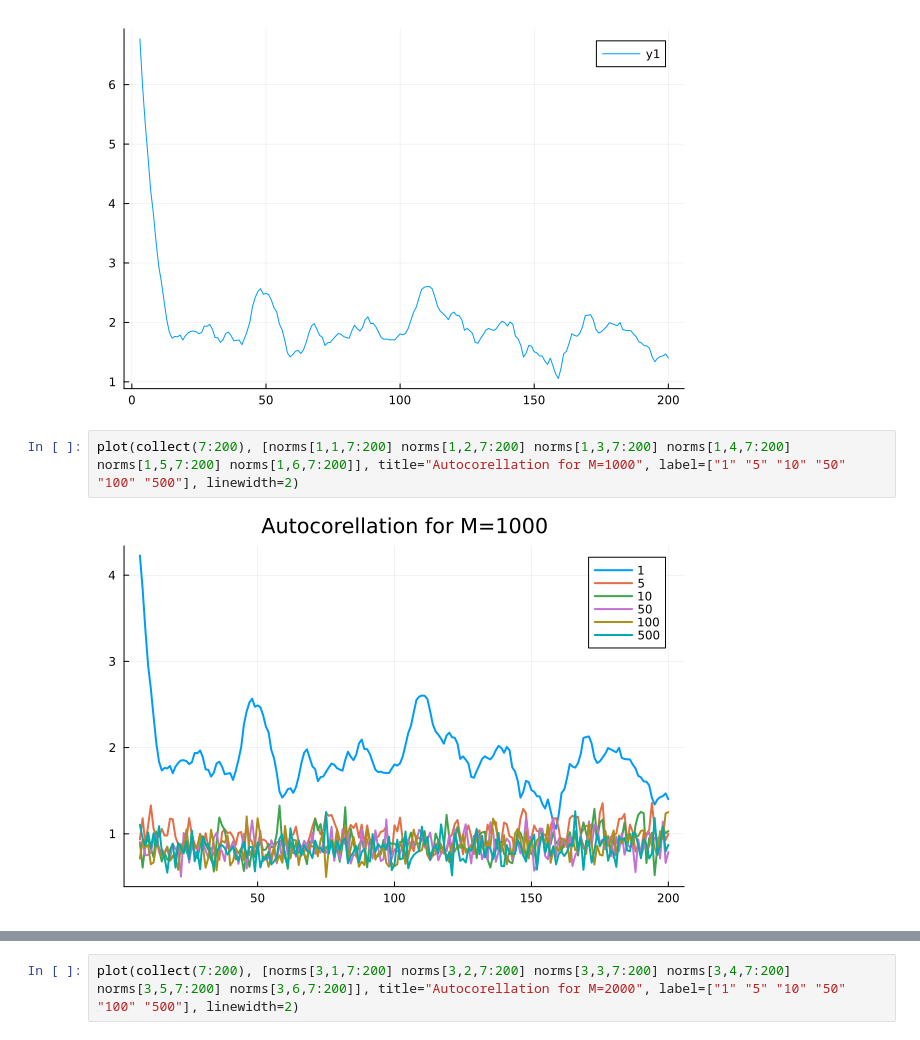
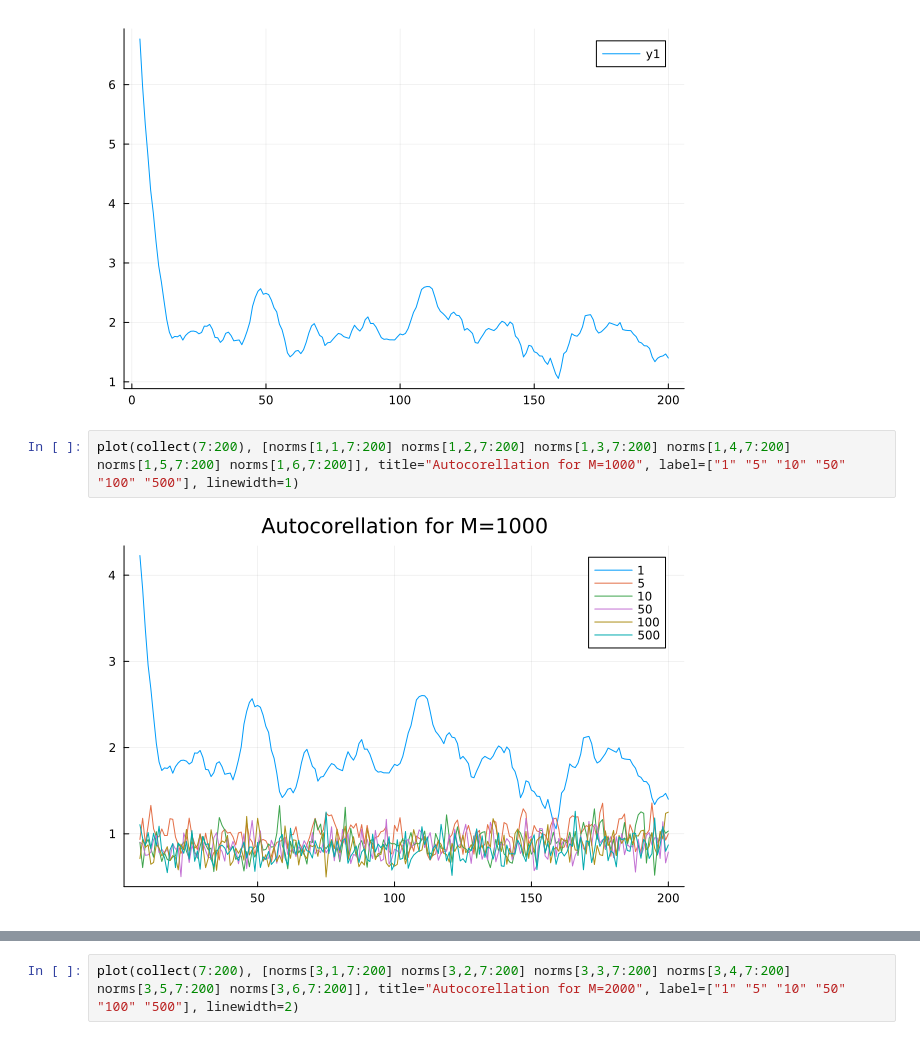
Before and after one commit to AndreaScale/Bayesian-inference-of-a-contact-network-of-Potts-variables., a Jupyter notebook: PROGETTO.ipynb, the cells around one changed output, grey strips where cells are left out. Drawn from its saved outputs; the diff is of its cells as text.

```diff
--- a/PROGETTO.ipynb
+++ b/PROGETTO.ipynb
@@ -968,7 +968,7 @@ plot(collect(:200), norms[1,1,3:200])
 # %% [output]
 [figure]
 # %%
-plot(collect(7:200), [norms[1,1,7:200] norms[1,2,7:200] norms[1,3,7:200] norms[1,4,7:200] norms[1,5,7:200] norms[1,6,7:200]], title="Autocorellation for M=1000", label=["1" "5" "10" "50" "100" "500"], linewidth=2)
+plot(collect(7:200), [norms[1,1,7:200] norms[1,2,7:200] norms[1,3,7:200] norms[1,4,7:200] norms[1,5,7:200] norms[1,6,7:200]], title="Autocorellation for M=1000", label=["1" "5" "10" "50" "100" "500"], linewidth=1)
 # %% [output]
-[figure, old version]
+[figure, new version]
 # %%
```
Also changed, not shown: parts of 1 cell of this notebook.
